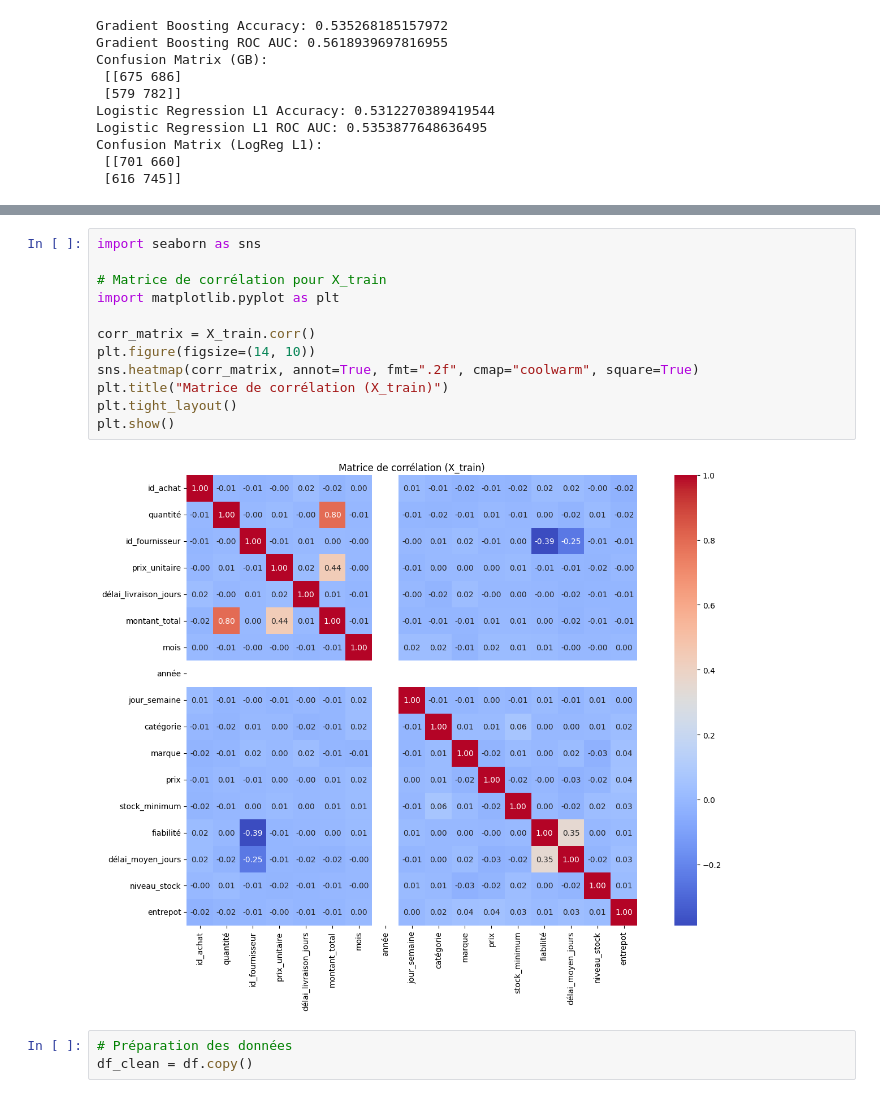
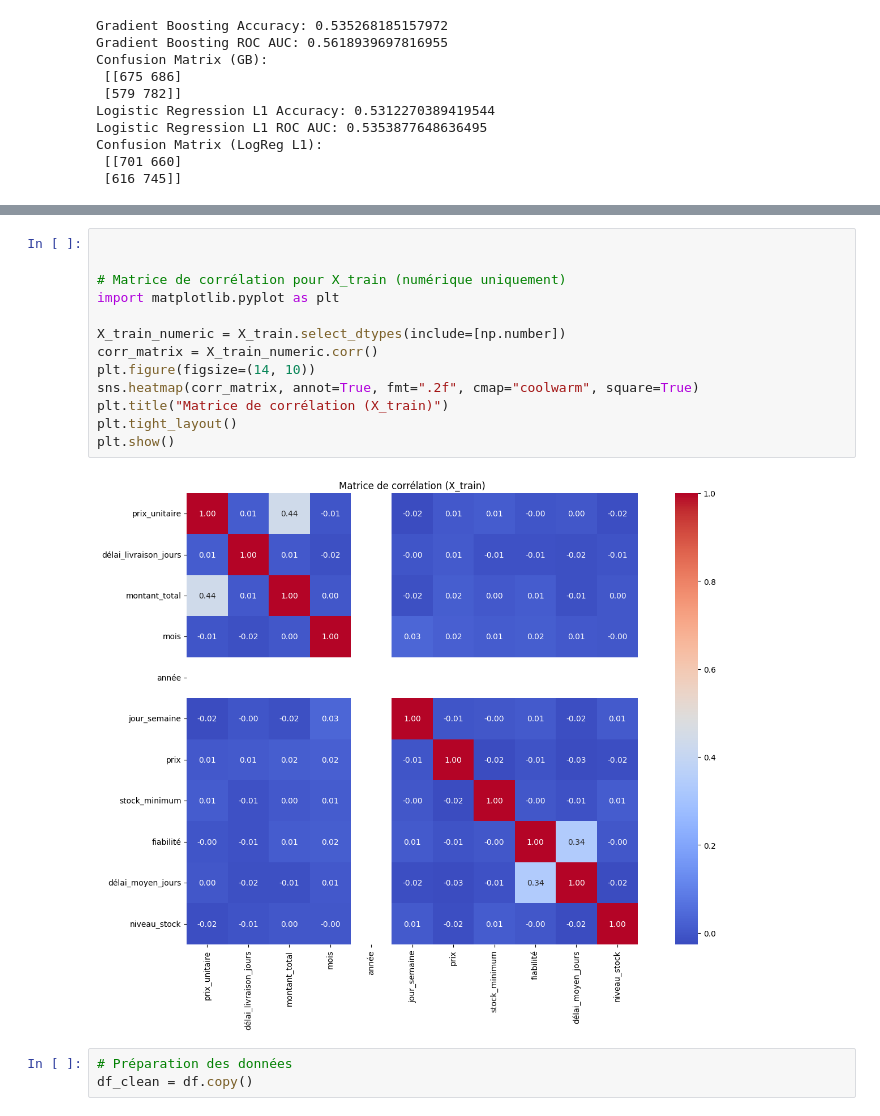
Before and after one commit to Fanaingamampiandra/Projet_Supply_chain, a Jupyter notebook: stephanie/achat_prod_fourn_stock.ipynb, the cells around one changed output, grey strips where cells are left out. Drawn from its saved outputs; the diff is of its cells as text.

```diff
--- a/stephanie/achat_prod_fourn_stock.ipynb
+++ b/stephanie/achat_prod_fourn_stock.ipynb
@@ -839,17 +870,18 @@ ROC AUC  : 0.535
 # %%
-import seaborn as sns
 
-# Matrice de corrélation pour X_train
+
+# Matrice de corrélation pour X_train (numérique uniquement)
 import matplotlib.pyplot as plt
 
-corr_matrix = X_train.corr()
+X_train_numeric = X_train.select_dtypes(include=[np.number])
+corr_matrix = X_train_numeric.corr()
 plt.figure(figsize=(14, 10))
 sns.heatmap(corr_matrix, annot=True, fmt=".2f", cmap="coolwarm", square=True)
 plt.title("Matrice de corrélation (X_train)")
 plt.tight_layout()
 plt.show()
 # %% [output]
-[figure, old version]
+[figure, new version]
 # %%
 # Préparation des données
 df_clean = df.copy()
```
Also changed, not shown: parts of 23 cells of this notebook.
